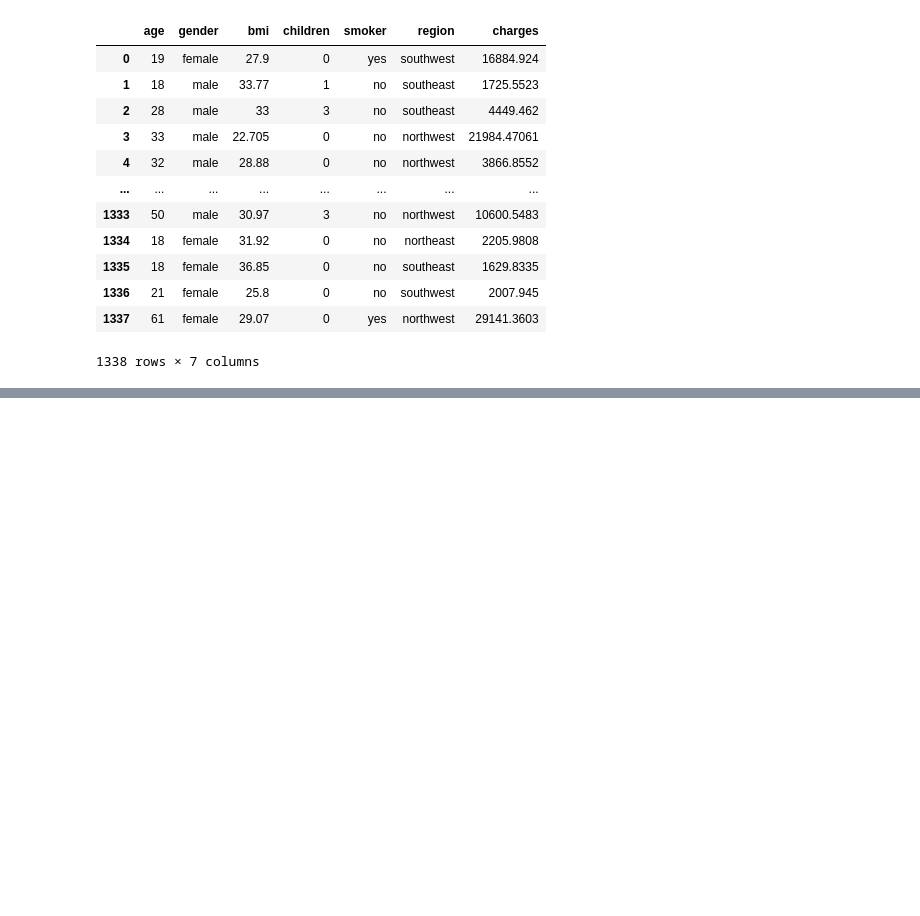
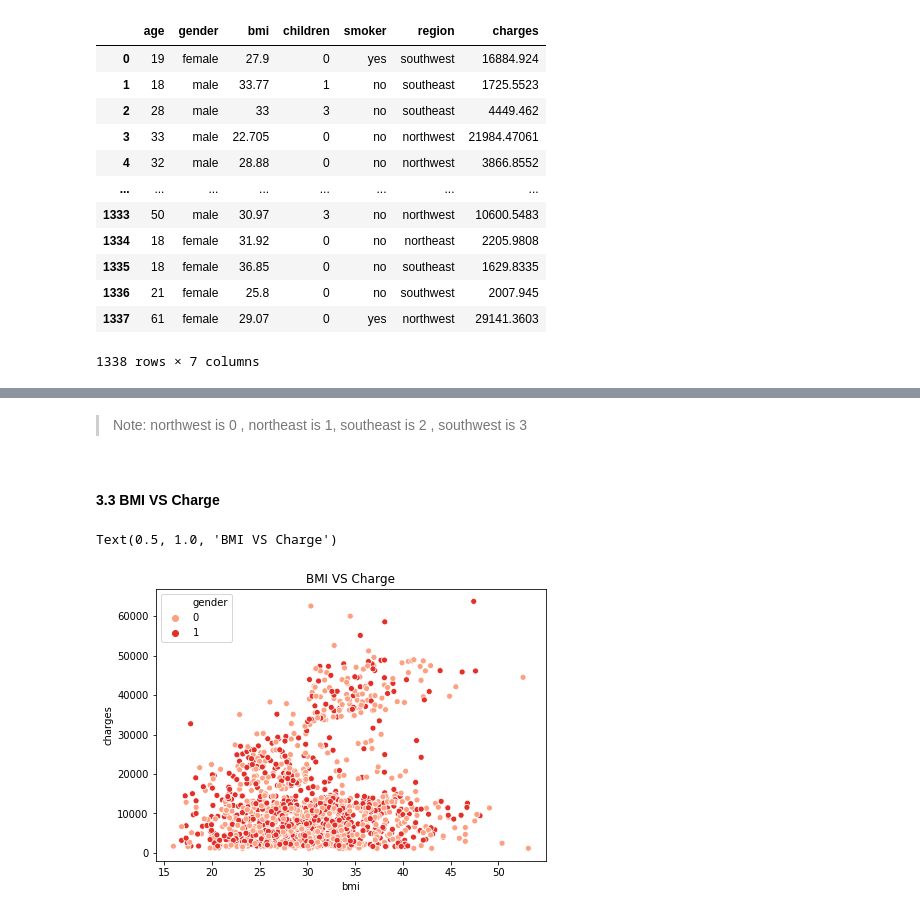
Before and after one commit to 99norah/Linear-Regression, a Jupyter notebook: linea regression project.ipynb, the cells around one changed output, grey strips where cells are left out. Cells and saved outputs as stored; diff of their text form; code cells hidden in the pictures; blank space fills up the shorter version.

```diff
--- a/linea regression project.ipynb
+++ b/linea regression project.ipynb
@@ -133,0 +365,11 @@ insurence_df
+# %% [markdown]
+> Note: northwest is 0 , northeast is 1, southeast is 2 , southwest is 3
+# %% [markdown]
+#### 3.3 BMI VS Charge
+# %%
+plt.figure(figsize=(7,5))
+sns.scatterplot(x='bmi',y='charges',hue='gender',data=data_copy,palette='Reds')
+plt.title('BMI VS Charge')
+# %% [output]
+Text(0.5, 1.0, 'BMI VS Charge')
+[figure, added]
```
Also changed, not shown: parts of 49 cells of this notebook.
